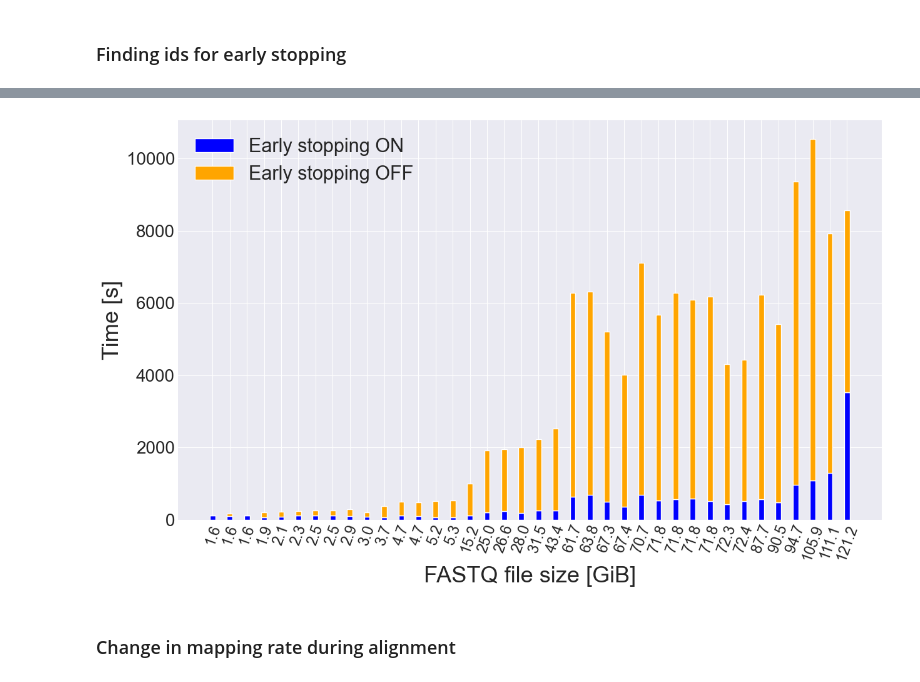
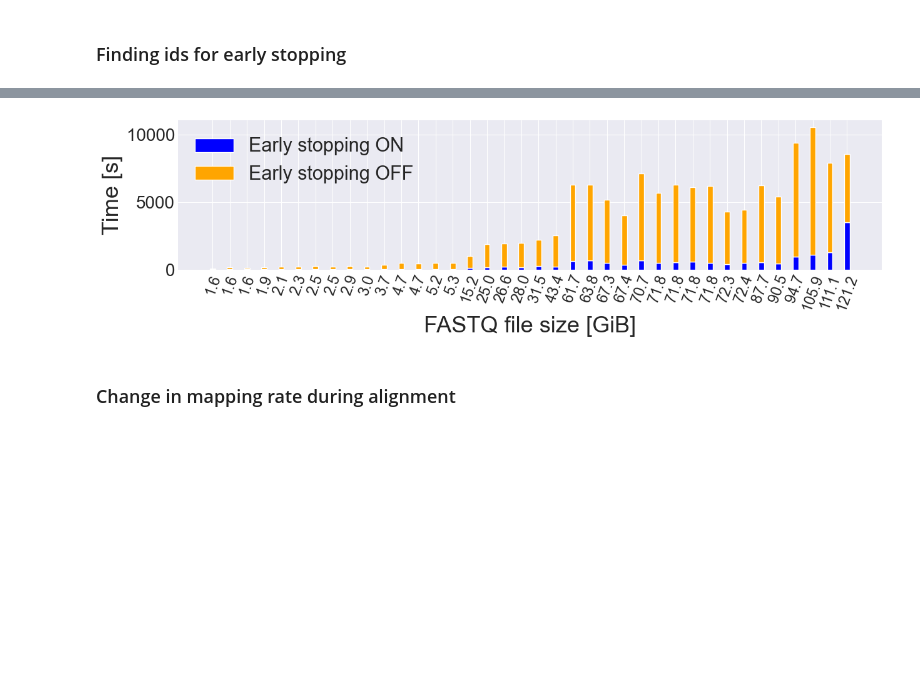
Before and after one commit to SanoScience/NearData, a Jupyter notebook: TranscriptomicsAtlas/analysis/STAR/STAR_early_stopping/early_stopping_analysis.ipynb, the cells around one changed output, grey strips where cells are left out. Cells and saved outputs as stored; diff of their text form; code cells hidden in the pictures; blank space fills up the shorter version.

```diff
--- a/TranscriptomicsAtlas/analysis/STAR/STAR_early_stopping/early_stopping_analysis.ipynb
+++ b/TranscriptomicsAtlas/analysis/STAR/STAR_early_stopping/early_stopping_analysis.ipynb
@@ -15,18 +15,16 @@ metadata["star [s]"] = metadata["star_end_timestamp"] - metadata["star_start_tim
 metadata["fastq_filesize_[GiB]"] = metadata["fastq_filesize_bytes"] / 1024 ** 3
 metadata["fastq_filesize_[GiB]"] = metadata["fastq_filesize_[GiB]"].round(1)
 # %%
-def parse_log_progress_out_to_df(filepath):
-    srr_id = filepath.split("_")[0]
+def parse_log_progress_out_to_df(dir_path, file_name):
+    srr_id = file_name.split("_")[0]
 
-    with open(filepath, "r") as file:
+    with open(os.path.join(dir_path, file_name), "r") as file:
         lines = file.readlines()[2:-1]  # Skip two-line header and "ALL DONE!" and the end
 
     # Parse progress lines to list
     for i, line in enumerate(lines):
         date_string = "2024 " + line[:15]
-        date_format = "%Y %b %d %H:%M:%S"
-        datetime_object = dt.datetime.strptime(date_string, date_format)
-        timestamp = datetime_object.timestamp()
+        timestamp = pd.to_datetime(date_string, format='%Y %b %d %H:%M:%S').timestamp()
 
         line = str(int(timestamp)) + line[15:]
         line = ','.join(filter(None, line.split(' '))).rstrip('\n')
@@ -41,7 +39,6 @@ def parse_log_progress_out_to_df(filepath):
     srr_id_metadata = metadata.loc[metadata['SRR_id'] == srr_id]
     start_row = pd.DataFrame({'Time': srr_id_metadata["star_start_timestamp"], 'Speed M/hr': pd.NA, "Read number": 0, "Mapped unique %": pd.NA})
     end_row = pd.DataFrame({'Time': srr_id_metadata["star_end_timestamp"], 'Speed M/hr': pd.NA, "Read number": srr_id_metadata["n_spots"], "Mapped unique %": srr_id_metadata["STAR_mapping_rate [%]"].round(1)})
-
     return pd.concat([start_row, df_progress, end_row]).reset_index(drop=True)
 # %% [markdown]
 ### Finding ids for early stopping
@@ -52,19 +49,17 @@ es_data = []
 mr_data = []
 
 for file_name in tqdm(os.listdir(dir_path)):
-    df = parse_log_progress_out_to_df(os.path.join(dir_path, file_name))
-
+    df = parse_log_progress_out_to_df(dir_path, file_name)
     if len(df) == 0:
         continue
 
     srr_id = file_name.split("_")[0]
-    mr_data.append((srr_id, df["Mapped unique %"].min(), df["Mapped unique %"].max()))
+    mr_data.append((srr_id, df["Mapped unique %"].min(), df["Mapped unique %"].max(), df.iloc[-1]["Time"] - df["Time"].min()))
 
     n_spots = df["Read number"][len(df) - 1]
 
     df_10up = df[df["Read number"] > 0.1 * n_spots]
     df_10up = df_10up.reset_index(drop=True)
-
     if any(df_10up["Mapped unique %"] < 30):
         es_data.append((srr_id, df_10up.iloc[-1]["Time"] - df_10up[df_10up["Mapped unique %"] < 30].iloc[0]["Time"]))
 # %%
@@ -104,24 +95,24 @@ df_es
 # %%
 mpl.rcParams.update({'font.size': 18})
 bar_width = 0.32
 
 index = range(len(df_es))
-plt.figure(figsize=(13, 8))
+plt.figure(figsize=(13, 4))
 
 plt.bar(index, df_es['star [s]'] - df_es['wasted_time [s]'], bar_width, label='Early stopping ON', color='blue')
 plt.bar(index, df_es['wasted_time [s]'], bar_width, bottom=df_es['star [s]'] - df_es['wasted_time [s]'],label='Early stopping OFF', color='orange')
 
 # plt.title('Time savings by using early stopping (for inputs that result in low mapping rate).')
 plt.xlabel('FASTQ file size [GiB]', fontsize=26)
 plt.ylabel('Time [s]', fontsize=26)
 plt.xticks(index, df_es['fastq_filesize_[GiB]'], rotation=70, fontsize=17)
 plt.yticks(fontsize=20)
 plt.legend(fontsize=22)
 plt.tight_layout()
-plt.savefig("plots/early_stopping.pdf", format="pdf", bbox_inches='tight')
+plt.savefig("plots/early_stopping.pdf", bbox_inches='tight')
 plt.show()
 # %% [output]
-[figure, old version]
+[figure, new version]
 # %%
 ### All identified ids fall below 30.5% mapping rate
 x = set(metadata[metadata['SRR_id'].isin(df_es["SRR_id"])]["SRR_id"])
```
Also changed, not shown: parts of 11 cells of this notebook, 2 other files.
